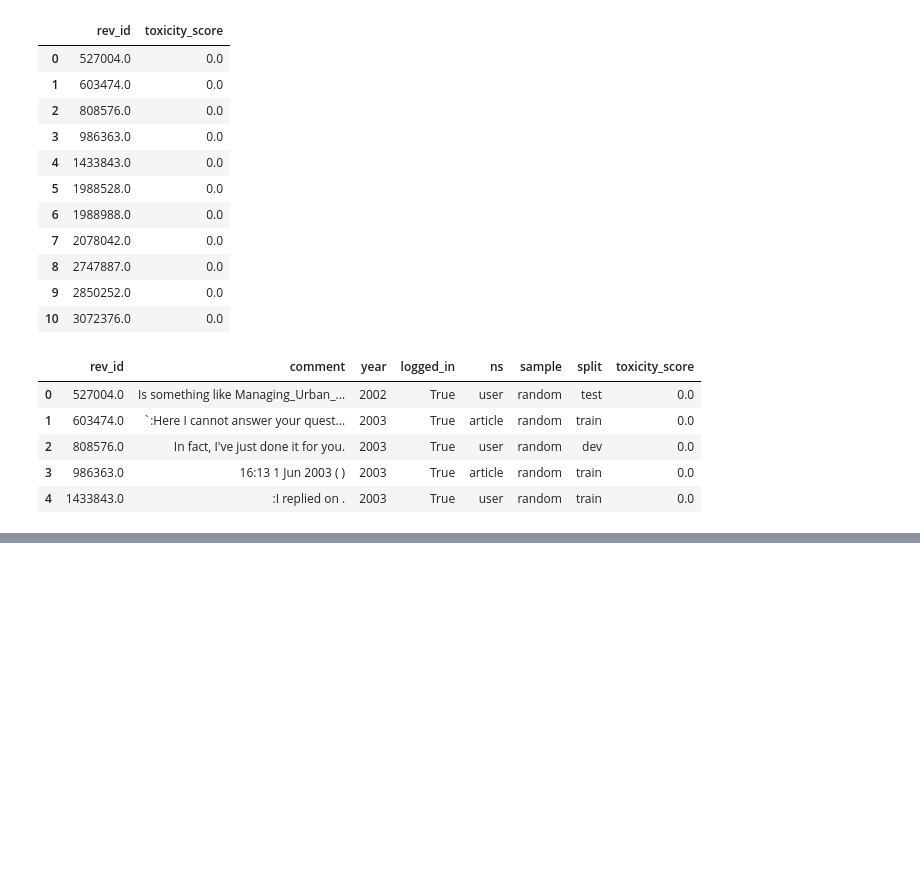
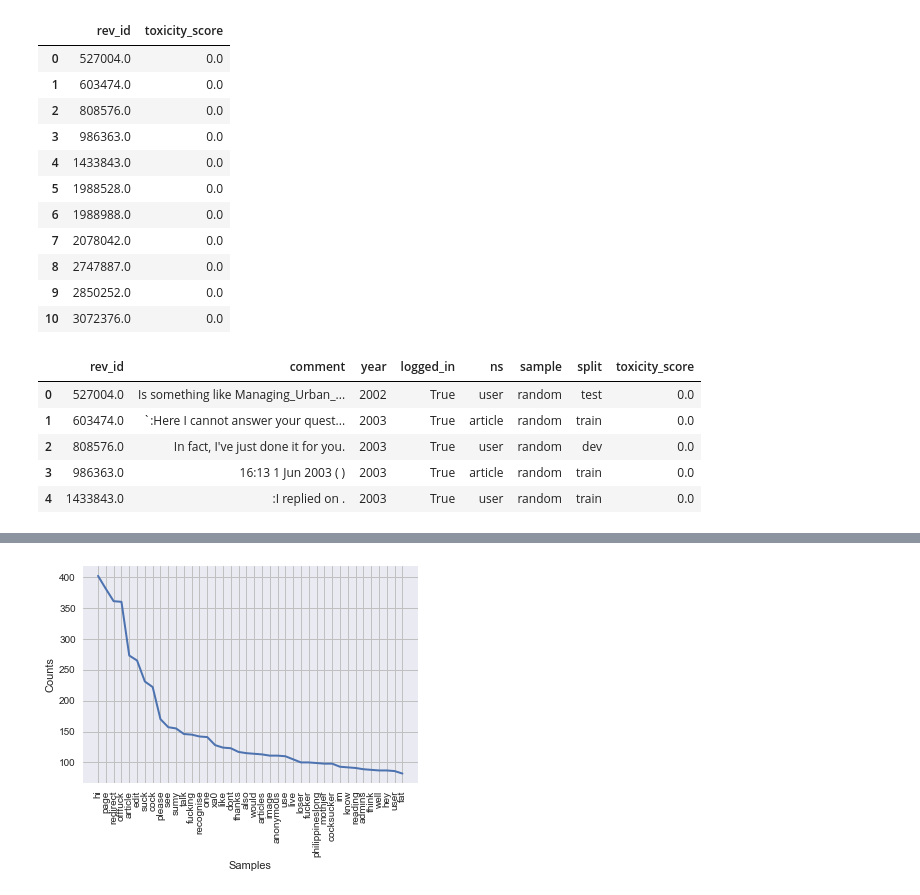
Before and after one commit to ngidingidi/Predicting_Toxicity_NLP_PDS, a Jupyter notebook: toxicity_analysis_pds.ipynb, the cells around one changed output, grey strips where cells are left out. Cells and saved outputs as stored; diff of their text form; code cells hidden in the pictures; blank space fills up the shorter version.

```diff
--- a/toxicity_analysis_pds.ipynb
+++ b/toxicity_analysis_pds.ipynb
@@ -84,0 +235,12 @@ mergedData.head()
+# %%
+# Initialize new list
+words = []
+
+# Loop through list tokens and make lower case
+
+for word in tokens:
+    words.append(word.lower())
+
+# Print several items from list as sanity check
+
+words[:10]
@@ -84,0 +258,4 @@ mergedData.head()
+# %%
+# Do sanity check and get English stopwords and print some of them
+sw = nltk.corpus.stopwords.words('english')
+sw[:20]
@@ -84,0 +283,14 @@ mergedData.head()
+# %%
+# Initialize new list
+words_ns = []
+
+
+# Add to words_ns all words that are in words but not in sw
+
+for word in words:
+    if word not in sw:
+        words_ns.append(word.lower())
+
+
+# Print several list items as sanity check
+words_ns[:10]
@@ -84,0 +308,16 @@ mergedData.head()
+# %%
+#Import datavisualization libraries
+import matplotlib.pyplot as plt
+import seaborn as sns
+
+
+# Figures inline and set visualization style
+%matplotlib inline
+sns.set()
+
+
+# Create freq dist and plot
+freqdist1 = nltk.FreqDist(words_ns)
+freqdist1.plot(40)
+# %% [output]
+[figure, added]
```
Also changed, not shown: parts of 19 cells of this notebook.
